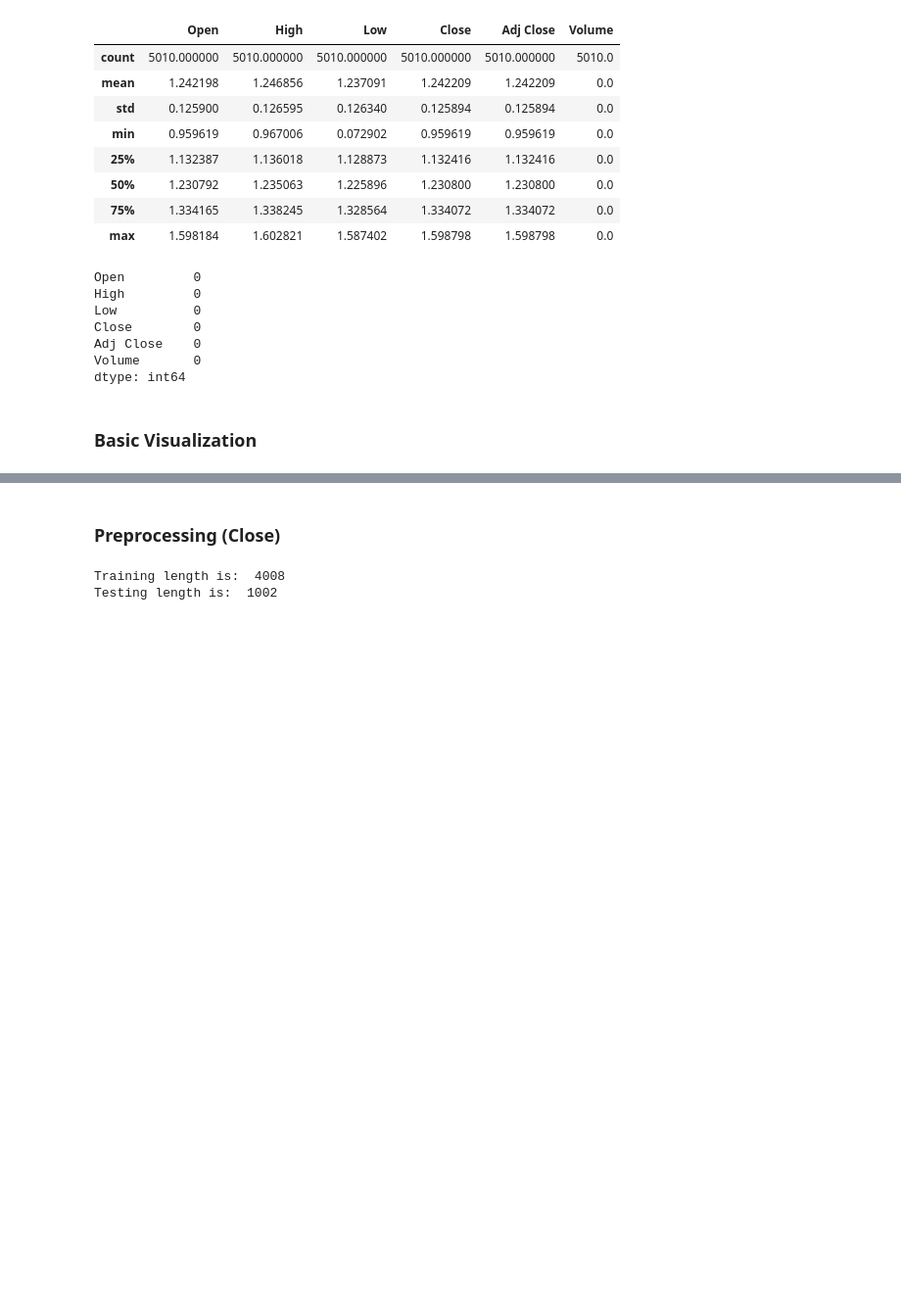
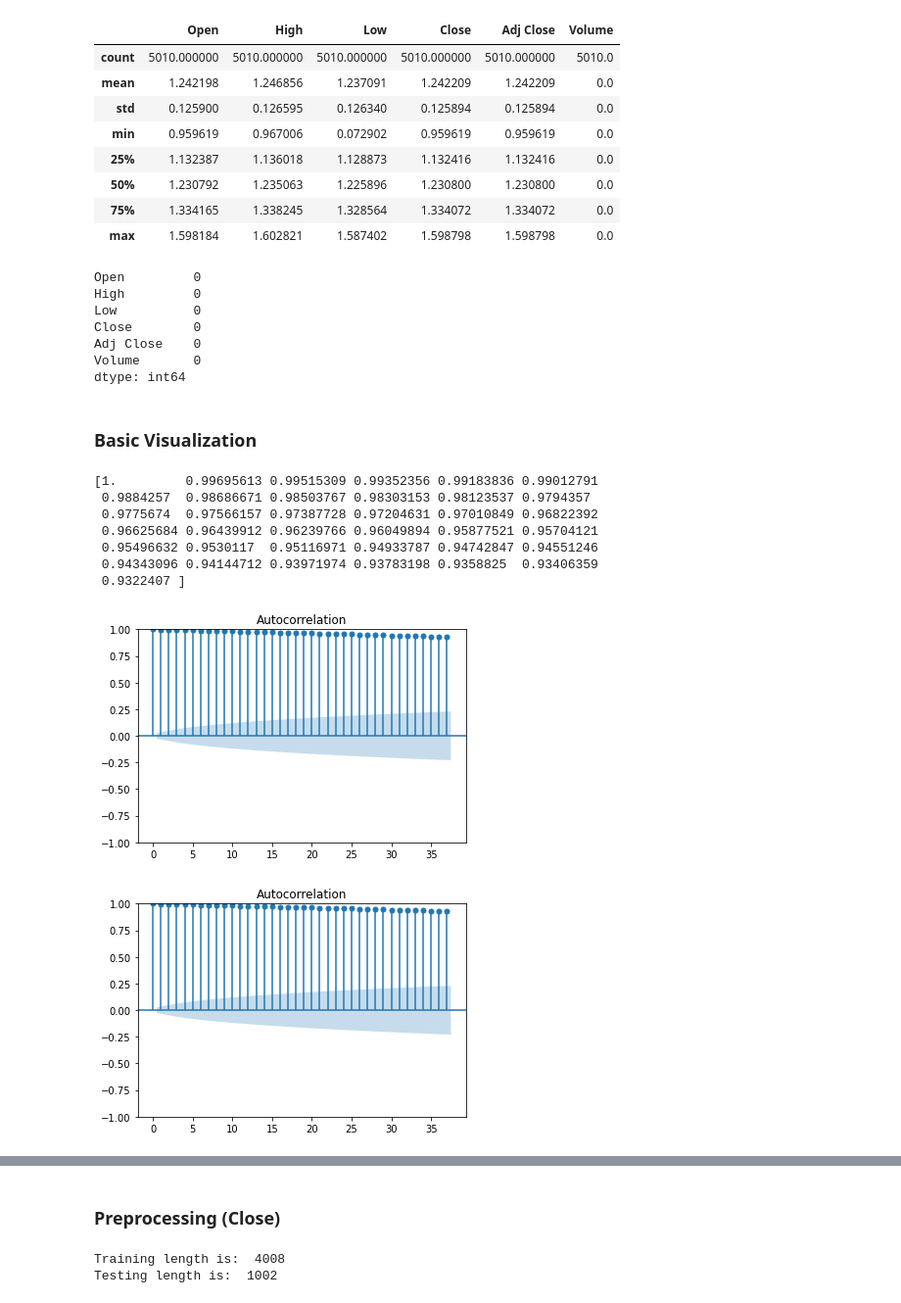
Before and after one commit to RishabhSpark/Foreign-Exchange-Value-Prediction, a Jupyter notebook: EUR-USD.ipynb, the cells around one changed output, grey strips where cells are left out. Shown at 98% size. Saved outputs shown, nothing was run; the diff lists cells and outputs as text; code cells hidden in the pictures; blank space fills up the shorter version.

```diff
--- a/EUR-USD.ipynb
+++ b/EUR-USD.ipynb
@@ -124,3 +128,17 @@ for col in columns:
 # result.seasonal.plot()
 # result.trend.plot()
 # result.plot()
+# %%
+acf_values = acf(df['Close'])
+print(acf_values)
+plot_acf(df['Close'])
+# %% [output]
+[1.         0.99695613 0.99515309 0.99352356 0.99183836 0.99012791
+ 0.9884257  0.98686671 0.98503767 0.98303153 0.98123537 0.9794357
+ 0.9775674  0.97566157 0.97387728 0.97204631 0.97010849 0.96822392
+ 0.96625684 0.96439912 0.96239766 0.96049894 0.95877521 0.95704121
+ 0.95496632 0.9530117  0.95116971 0.94933787 0.94742847 0.94551246
+ 0.94343096 0.94144712 0.93971974 0.93783198 0.9358825  0.93406359
+ 0.9322407 ]
+[figure, added]
+[figure, added]
```
Also changed, not shown: parts of 11 cells of this notebook, 1 other file.
